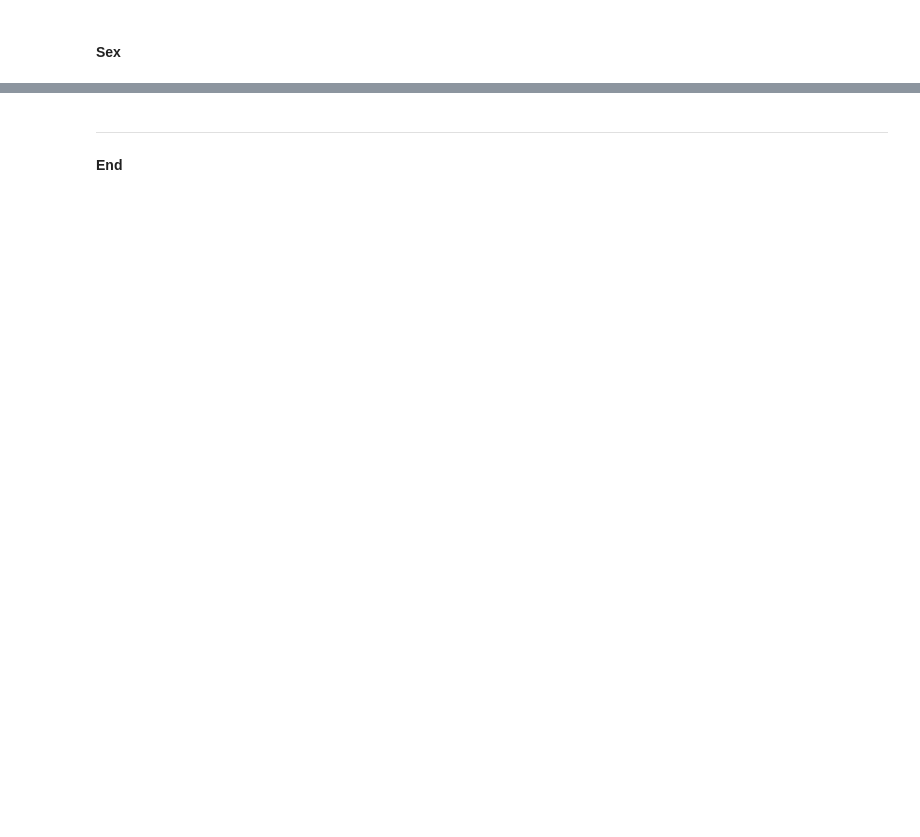
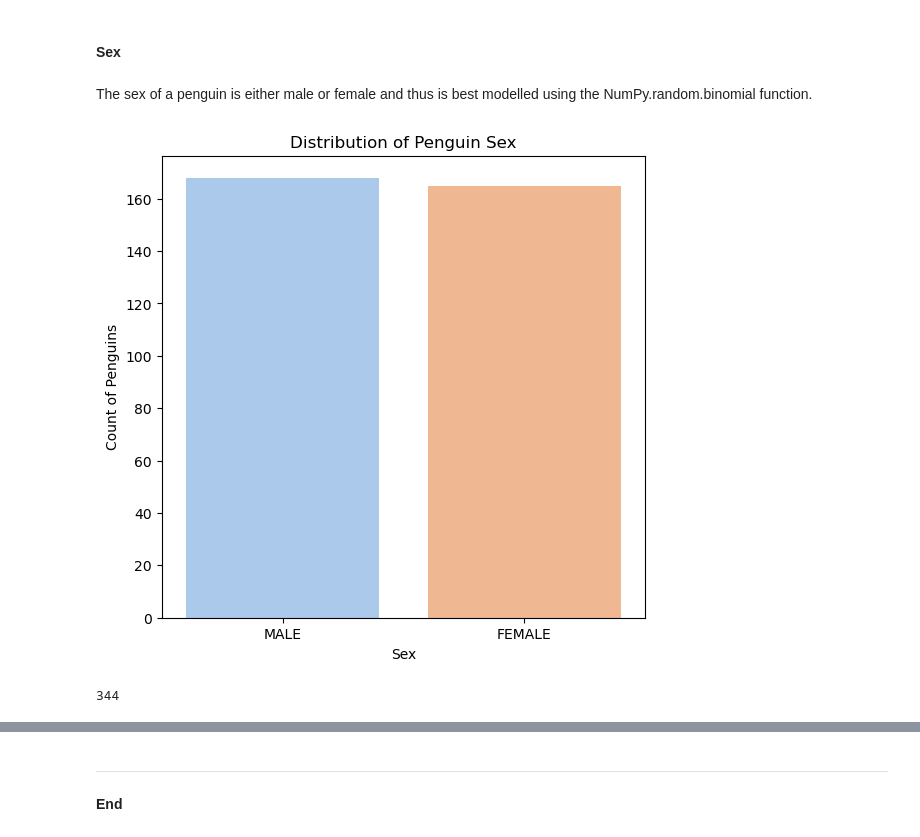
Before and after one commit to turps-pc90/fund_data, a Jupyter notebook: tasks.ipynb, the cells around one changed output, grey strips where cells are left out. Saved outputs shown, nothing was run; the diff lists cells and outputs as text; code cells hidden in the pictures; blank space fills up the shorter version.

```diff
--- a/tasks.ipynb
+++ b/tasks.ipynb
@@ -341,2 +343,23 @@ plt.show()
 # %% [markdown]
 #### Sex
+# %% [markdown]
+The sex of a penguin is either male or female and thus is best modelled using the NumPy.random.binomial function.
+# %%
+# Create a figure and grid layout
+fig = plt.figure(figsize=(12, 6))
+
+# Bar Chart To Show Breakdown of Penguin Species
+ax1 = plt.subplot(grid[0])
+g2 = sns.countplot(x = 'sex', data = df, palette='pastel', linewidth=0.5)
+g2.set_xlabel('Sex')
+g2.set_ylabel('Count of Penguins')
+g2.set_title('Distribution of Penguin Sex')
+
+# Show plot
+plt.show()
+
+# Check number of rows available now
+print(len(df))
+# %% [output]
+[figure, added]
+344
```
Also changed, not shown: parts of 8 cells of this notebook.
